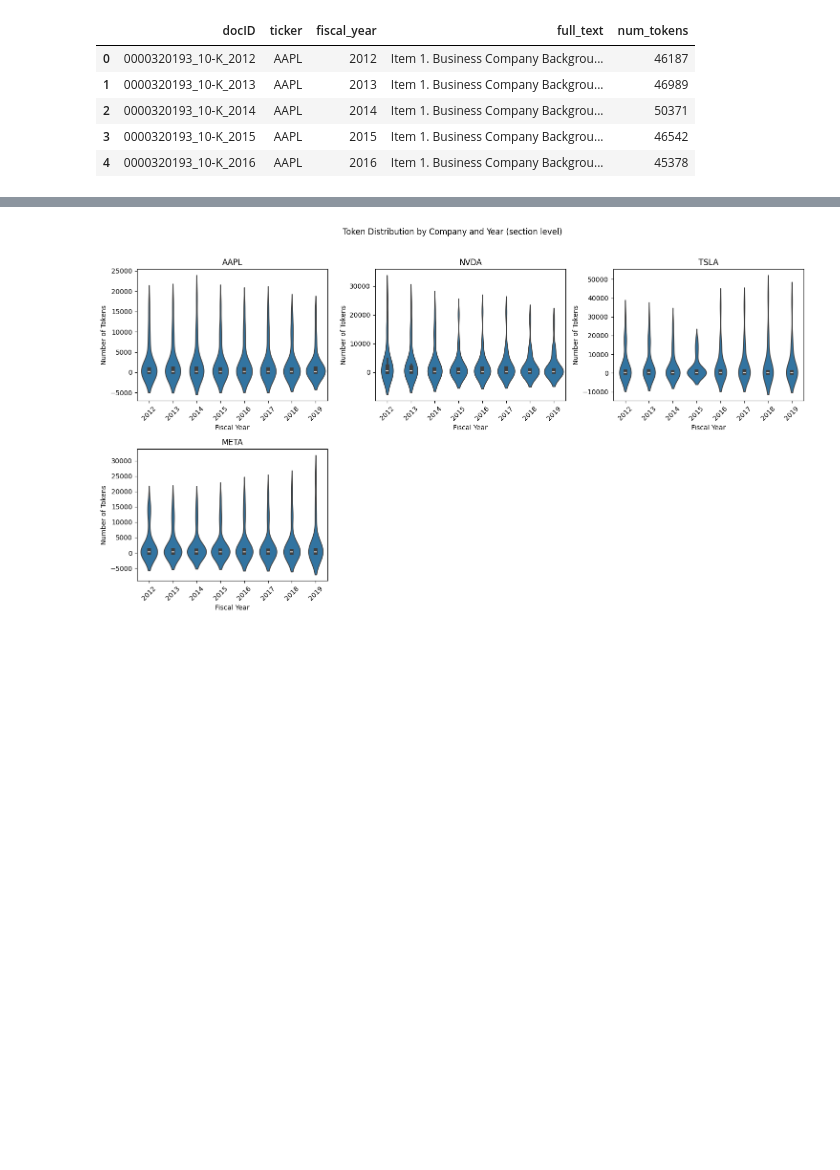
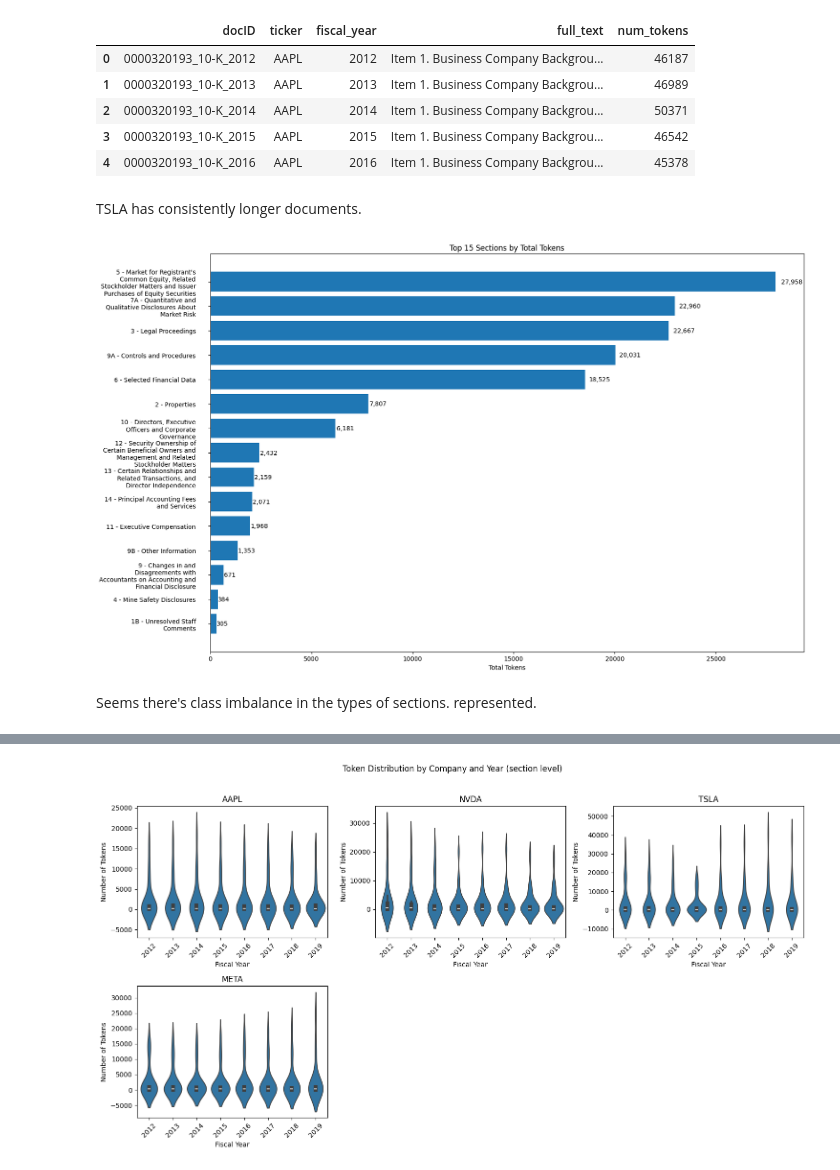
Before and after one commit to jon-robbins/sec-rag-pipeline, a Jupyter notebook: notebooks/EDA.ipynb, the cells around one changed output, grey strips where cells are left out. Drawn from its saved outputs; the diff is of its cells as text; code cells hidden in the pictures; blank space fills up the shorter version.

```diff
--- a/notebooks/EDA.ipynb
+++ b/notebooks/EDA.ipynb
@@ -89,31 +84,28 @@ from pprint import pprint
 # %%
-from datasets import load_dataset
+raw_data_path = project_root / "data" / 'raw'/ "df_filings_full.parquet"
 
+# # Run the code below to download the data, it's about 20GB so not recommended unless you have time to kill
 # ds = load_dataset("JanosAudran/financial-reports-sec", "large_full")
 # ds = load_dataset("JanosAudran/financial-reports-sec", "large_full")
-
-# Save to parquet
-# ds.save_to_disk("data/df_filings_full.parquet")
+# # Save to parquet
+# ds.save_to_disk(f"{raw_data_path}")
 import duckdb
 
 # Connect to in-memory database
 con = duckdb.connect(database=':memory:')
 
-
-query = """
+query = f"""
 SELECT
   sentence,
   docID,
   CAST(RIGHT(docID, 4) AS INTEGER) AS fiscal_year,
   tickers[1] AS ticker,
   sentenceID
-FROM read_parquet('../data/df_filings_full.parquet')
+FROM read_parquet('{raw_data_path}')
 WHERE tickers IS NOT NULL
   AND array_length(tickers) > 0
-  AND tickers[1] IN ('AAPL', 'META', 'TSLA', 'NVDA')
-  AND LEN(sentence) > 20
-
-
+  AND tickers[1] IN ('AAPL', 'META', 'TSLA', 'NVDA') -- minimize corpus for computational efficiency
+  AND LEN(sentence) > 20 -- filter boilerplate
 """
 # Read parquet file and display first 10 rows
 df = con.execute(query).df()
@@ -153,11 +141,18 @@ Let's see if we can determine the optimal chunking strategy. First we'll see how
 # %%
 import matplotlib.pyplot as plt
-from eda.viz import count_tokens
+from eda.viz import count_tokens, plot_token_distribution
 %load_ext autoreload
 %autoreload 2
 
+# Extract section components and create standardized section field
+df['section_num'] = df['sentenceID'].str.extract(r'section_(\d+)')[0].astype(int)
+df['section_letter'] = df['sentenceID'].str.extract(r'section_\d+([A-Z]?)')[0].fillna('')
+df['section'] = df['section_num'].astype(str) + df['section_letter']
+df['sentence_num'] = df['sentenceID'].str.extract(r'_(\d+)$')[0].astype(int)
+df['sentence_token_count'] = df['sentence'].apply(count_tokens)
+
 # Group by docID to get full document text
-df_docs = (df.sort_values(['docID', 'sentence_num'])
+df_docs = (df.sort_values(['docID', 'section', 'sentence_num'])
           .groupby(['docID', 'ticker', 'fiscal_year'])
           .agg({'sentence': ' '.join})
           .reset_index()
@@ -194,4 +189,15 @@ The autoreload extension is already loaded. To reload it, use:
 | 2 | 0000320193_10-K_2014 | AAPL | 2014 | Item 1. Business Company Backgrou... | 50371 |
 | 3 | 0000320193_10-K_2015 | AAPL | 2015 | Item 1. Business Company Backgrou... | 46542 |
 | 4 | 0000320193_10-K_2016 | AAPL | 2016 | Item 1. Business Company Backgrou... | 45378 |
+# %% [markdown]
+TSLA has consistently longer documents.
+# %%
+from eda.viz import plot_top_sections_by_tokens
+
+# Call the function
+plot_top_sections_by_tokens(df, top_n=15)
+# %% [output]
+[figure, added]
+# %% [markdown]
+Seems there's class imbalance in the types of sections. represented.
 # %%
```
Also changed, not shown: parts of 39 cells of this notebook, 29 other files.
